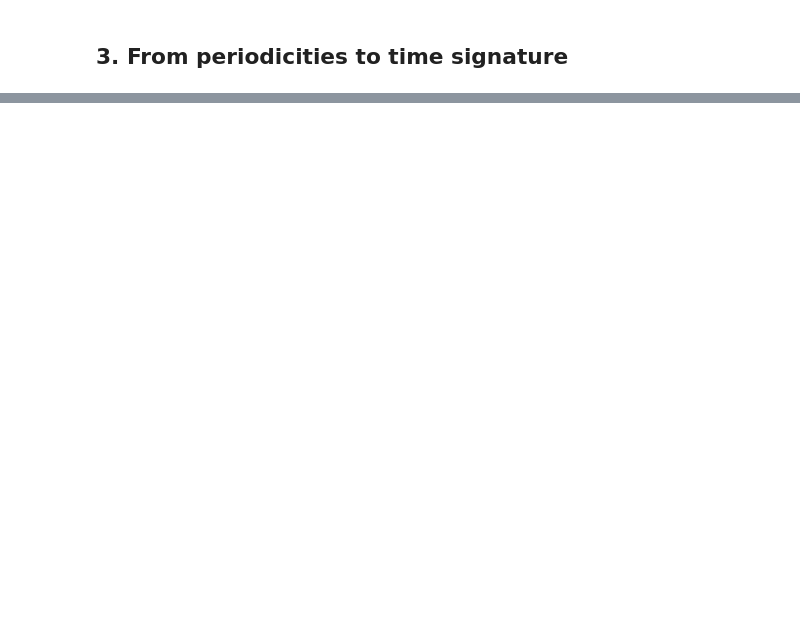
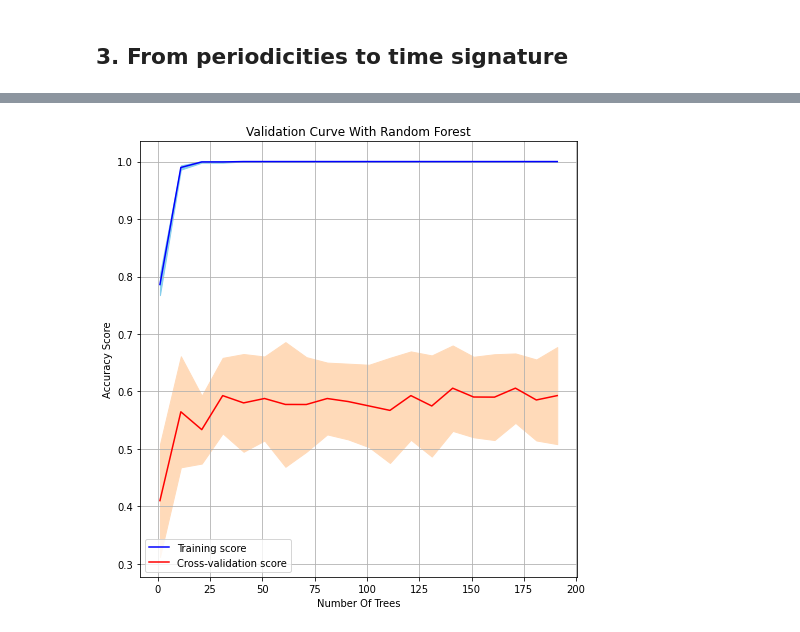
Before and after one commit to mikqs/digital-musicology, a Jupyter notebook: Group_6_A1.ipynb, the cells around one changed output, grey strips where cells are left out. Drawn from its saved outputs; the diff is of its cells as text; code cells hidden in the pictures; blank space fills up the shorter version.

```diff
--- a/Group_6_A1.ipynb
+++ b/Group_6_A1.ipynb
@@ -259,7 +264,7 @@ Periodicity analysis of Piece: n13op130_06, Staff: 1, Time Signature: 2/4
 # %% [markdown]
 ## 3. From periodicities to time signature
 # %%
-def top_periodicities(piece_staff):
+def top_autocorrelations(piece_staff, n_tops):
     x = summed_durations[piece_staff].index.tolist()
     y = summed_durations[piece_staff].tolist()
 
@@ -283,6 +288,5 @@ def top_periodicities(piece_staff):
     autocorr_df['lag (whole notes)'] = [fractions.Fraction(onset).limit_denominator(100) for onset in autocorr_df['lag (whole notes)']]
     # Sort in descending order
     autocorr_df_sorted = autocorr_df.sort_values(ascending=False, by='autocorrelation').where(autocorr_df.autocorrelation > 0).dropna().drop(0)
-    #print(autocorr_df_sorted.iloc[:10,0])
-    tops = autocorr_df_sorted.iloc[:10,0].to_numpy()
+    tops = autocorr_df_sorted['lag (whole notes)'].head(n_tops).to_numpy()
     return tops
@@ -290,9 +329,13 @@ def top_periodicities(piece_staff):
 ground_truth_df = df.groupby(['piece', 'staff'], as_index=False).first().drop(columns=['voice','global_onset','tied','duration'])
 
 periodicities = []
+# Number of top autocorrelations and number of top frequencies
+n_tops = 7
 for i in ground_truth_df.itertuples():
     piece = i.piece
     staff = i.staff
     piece_staff = (piece, staff)
-    tops = top_periodicities(piece_staff)
+    tops_autocorr = top_autocorrelations(piece_staff, n_tops)
+    tops_freq = top_frequencies(piece_staff, n_tops)
+    tops = [*tops_autocorr, *tops_freq]
     periodicities.append(tops)
@@ -355,0 +342,9 @@ array(['2/4', '2/2', '3/4', '3/4', '3/4', '2/4', '2/2', '3/4', '2/2',
+# %%
+features_df = pd.DataFrame(periodicities)
+ground_truth_and_features_df = pd.concat([ground_truth_df, features_df], axis=1)
+# Fill NaNs with mean of sample features or with 0s
+#ground_truth_and_features_df = ground_truth_and_features_df.T.fillna(ground_truth_and_features_df.iloc[:,3:].mean(axis=1)).T
+ground_truth_and_features_df = ground_truth_and_features_df.fillna(0)
+
+X = ground_truth_and_features_df.iloc[:,3:].values
+y = ground_truth_and_features_df.iloc[:,2].values
@@ -355,0 +384,29 @@ array(['2/4', '2/2', '3/4', '3/4', '3/4', '2/4', '2/2', '3/4', '2/2',
+# %%
+%%time
+
+# Cross-validation curve
+n_trees_range=np.arange(1, 200, 10)
+
+train_scores, test_scores = validation_curve(RandomForestClassifier(), X, y, param_name="n_estimators", param_range=n_trees_range, cv=5, scoring='accuracy')
+train_mean = np.mean(train_scores, axis=1)
+train_std = np.std(train_scores, axis=1)
+
+test_mean = np.mean(test_scores, axis=1)
+test_std = np.std(test_scores, axis=1)
+
+plt.subplots(1, figsize=(7,7))
+plt.plot(n_trees_range, train_mean, label="Training score", color="blue")
+plt.plot(n_trees_range, test_mean, label="Cross-validation score", color="red")
+
+plt.fill_between(n_trees_range, train_mean - train_std, train_mean + train_std, color="skyblue")
+plt.fill_between(n_trees_range, test_mean - test_std, test_mean + test_std, color="peachpuff")
+
+plt.title("Validation Curve With Random Forest")
+plt.xlabel("Number Of Trees")
+plt.ylabel("Accuracy Score")
+plt.tight_layout()
+plt.legend(loc="best")
+plt.grid()
+plt.show()
+# %% [output]
+[figure, added]
```
Also changed, not shown: parts of 17 cells of this notebook.
